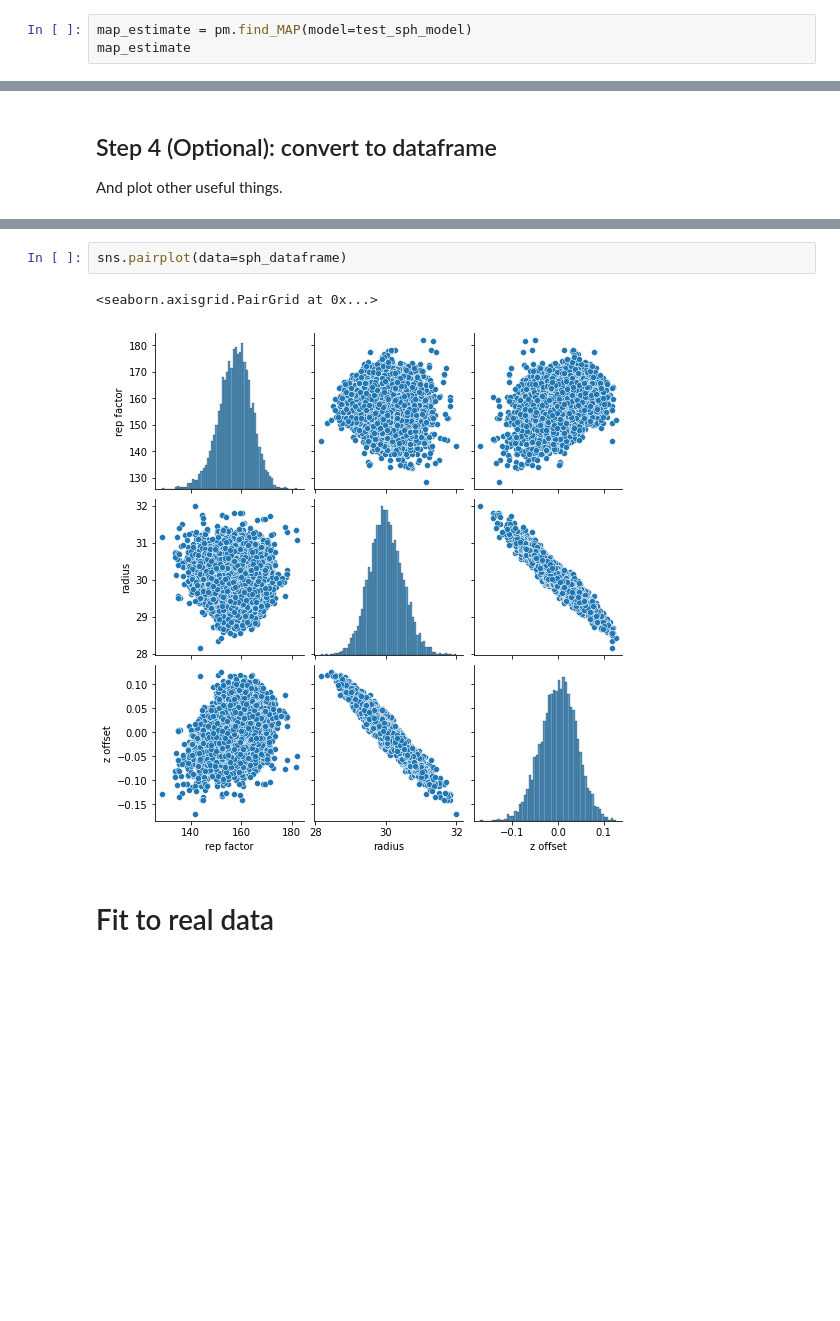
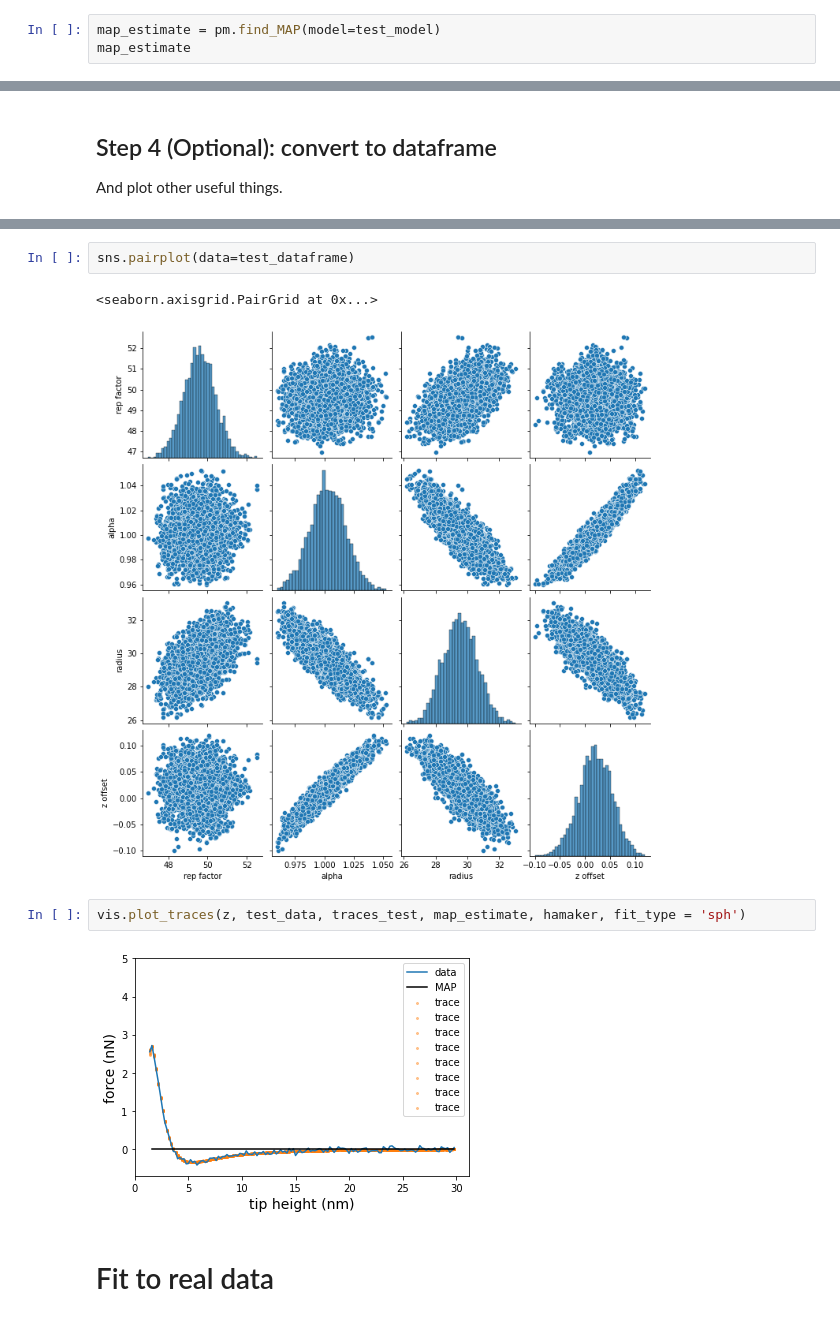
Before and after one commit to phys201/nc_AFM, a Jupyter notebook: documentation.ipynb, the cells around one changed output, grey strips where cells are left out. Drawn from its saved outputs; the diff is of its cells as text; blank space fills up the shorter version.

```diff
--- a/documentation.ipynb
+++ b/documentation.ipynb
@@ -461,6 +480,6 @@ test_sph_model = ml.vdw_sph(z, test_lj_data, noise, hamaker, fit_z0 = True)
 
 Useful as a sanity check, but won't give the posterior distribution.
 # %%
-map_estimate = pm.find_MAP(model=test_sph_model)
+map_estimate = pm.find_MAP(model=test_model)
 map_estimate
 # %% [output]
@@ -498,8 +521,12 @@ joint_kde = sns.jointplot(x='z offset', y='rep factor', data=sph_dataframe, kind
 # %%
-sns.pairplot(data=sph_dataframe)
+sns.pairplot(data=test_dataframe)
 # %% [output]
 <seaborn.axisgrid.PairGrid at 0x...>
-[figure, old version]
+[figure, new version]
+# %%
+vis.plot_traces(z, test_data, traces_test, map_estimate, hamaker, fit_type = 'sph')
+# %% [output]
+[figure, added]
 # %% [markdown]
 # Fit to real data
 # %% [markdown]
```
Also changed, not shown: parts of 42 cells of this notebook, 3 other files.
